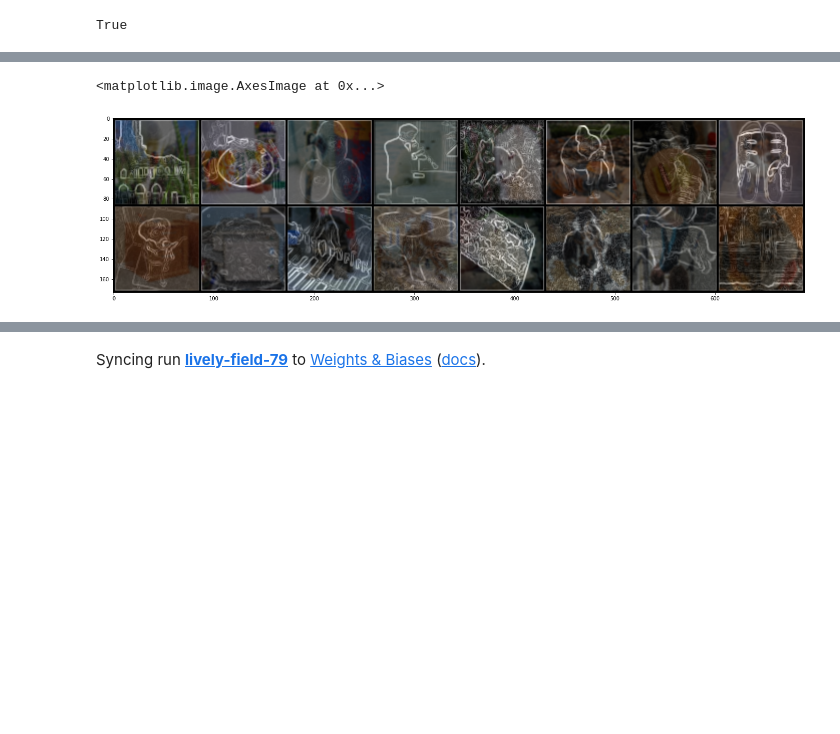
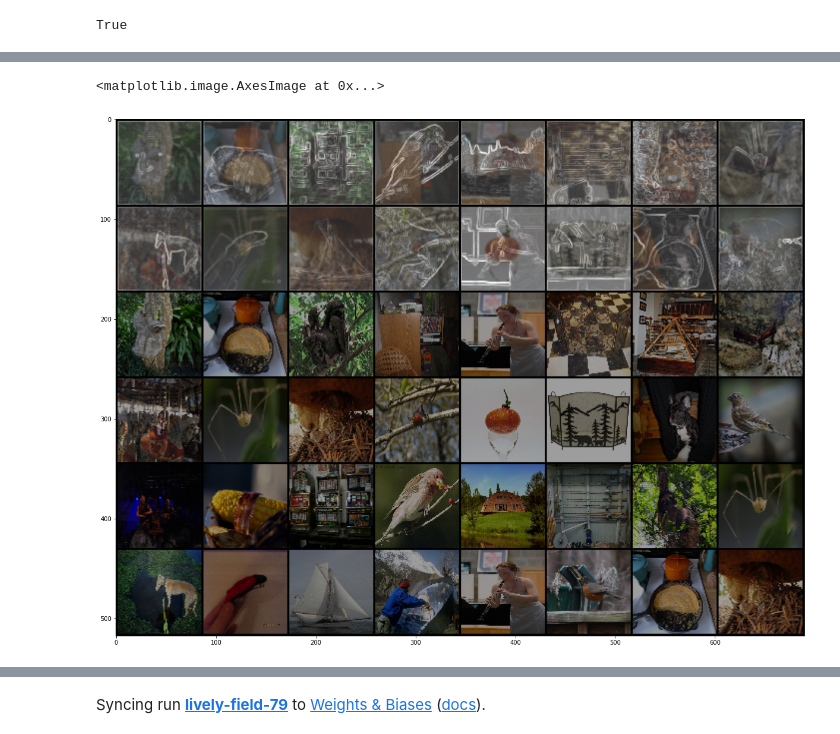
Before and after one commit to Cognitive-Systems-Laboratory/2021-AI-Highly-Cluttered-Dataset, a Jupyter notebook: metric_hyun/ImageNet-MixFreq.ipynb, the cells around one changed output, grey strips where cells are left out. Cells and saved outputs as stored; diff of their text form; code cells hidden in the pictures; blank space fills up the shorter version.

```diff
--- a/metric_hyun/ImageNet-MixFreq.ipynb
+++ b/metric_hyun/ImageNet-MixFreq.ipynb
@@ -114,11 +119,12 @@ torch.manual_seed(0)
 train_set, val_set = torch.utils.data.random_split(train_set, [30000, 8400])
 # %%
+BS=84
 train_dl = torch.utils.data.DataLoader(dataset=train_set,
-                                          batch_size=84,
+                                          batch_size=BS,
                                           shuffle=True,
                                           drop_last=True)
 valid_dl = torch.utils.data.DataLoader(dataset=val_set,
-                                          batch_size=84,
+                                          batch_size=BS,
                                           shuffle=False,
                                           drop_last=True)
 # %%
@@ -127,14 +133,16 @@ def mix_freq(img,label,b_kernel,e_kernel,lamB=0.5,lamE=0.5):
         blured_img=b_kernel(img)
        # edged_img=img-blured_img
         edged_img=e_kernel(img)[1].expand(-1,3,-1,-1)
-    idx = torch.randperm(edged_img.shape[0])
-    edged_img=edged_img[idx]
-    y_b,y_e=label,label[idx]
-    mixed_img=lamB*blured_img+lamE*edged_img#+0.2*img,id
+        idx = torch.randperm(edged_img.shape[0])
+        edged_img=edged_img[idx]
+        y_b,y_e=label,label[idx]
+        mixed_img=lamB*blured_img+lamE*edged_img#+0.2*img,id
 
-    return mixed_img,y_b,y_e
+    return mixed_img,y_b,y_e,idx
 def mixfreq_criterion(criterion, pred, y_a, y_b):
     loss_A=criterion(pred, y_a)
+    print(loss_A)
+    print(loss_B)
     loss_B=criterion(pred, y_b)
 
     return loss_A+loss_B
@@ -156,12 +154,12 @@ mixed_img=0.45*blured_img+0.45*edged_img#+0.2*img
 # %%
 import torchvision
-grid_img = torchvision.utils.make_grid(mixed_img[0:16].detach(), nrow=8,normalize=True)
-
+mixed_img,_,_,idx=mix_freq(img,label,blur_kernel,edge_kernel,lamB=0.5,lamE=0.5)
+grid_img = torchvision.utils.make_grid(torch.cat([mixed_img[0:16],img[0:16],img[idx[0:16]]]).detach(), nrow=8,normalize=True)
 #gt=[label_name[x.long()] for x in LABELS]
 plt.figure(figsize=(24,16))
 #plt.title(gt)
 plt.imshow(grid_img.permute(1, 2, 0))
 # %% [output]
 <matplotlib.image.AxesImage at 0x...>
-[figure, old version]
+[figure, new version]
 # %%
```
Also changed, not shown: parts of 22 cells of this notebook, 4 other files.
